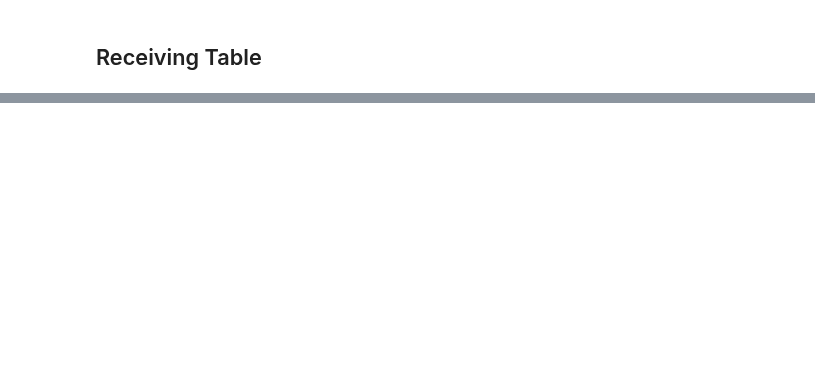
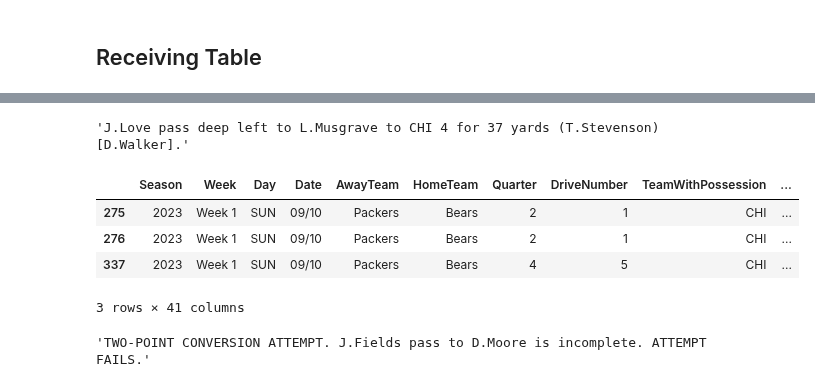
Before and after one commit to KeoniM/NFL_Data_Cleaning, a Jupyter notebook: NFL_Plays_Week1_2023.ipynb, the cells around one changed output, grey strips where cells are left out. Cells and saved outputs as stored; diff of their text form; code cells hidden in the pictures; blank space fills up the shorter version.

```diff
--- a/NFL_Plays_Week1_2023.ipynb
+++ b/NFL_Plays_Week1_2023.ipynb
@@ -4650,0 +4705,16 @@ for idx, value in gb_plays['PlayDescription'].loc[gb_plays['Receiver'] == "D.Moo
+# %%
+df_week1_plays_cleaned['PlayDescription'].loc[226]
+# %% [output]
+'J.Love pass deep left to L.Musgrave to CHI 4 for 37 yards (T.Stevenson) [D.Walker].'
+# %%
+df_all_plays_in_game.loc[df_all_plays_in_game['Receiver'] == 'D.Moore']
+# %% [output]
+|  | Season | Week | Day | Date | AwayTeam | HomeTeam | Quarter | DriveNumber | TeamWithPossession | ... |
+| 275 | 2023 | Week 1 | SUN | 09/10 | Packers | Bears | 2 | 1 | CHI | ... |
+| 276 | 2023 | Week 1 | SUN | 09/10 | Packers | Bears | 2 | 1 | CHI | ... |
+| 337 | 2023 | Week 1 | SUN | 09/10 | Packers | Bears | 4 | 5 | CHI | ... |
+3 rows × 41 columns
+# %%
+df_all_plays_in_game['PlayDescription'].loc[337]
+# %% [output]
+'TWO-POINT CONVERSION ATTEMPT. J.Fields pass to D.Moore is incomplete. ATTEMPT FAILS.'
```
Also changed, not shown: parts of 27 cells of this notebook.
